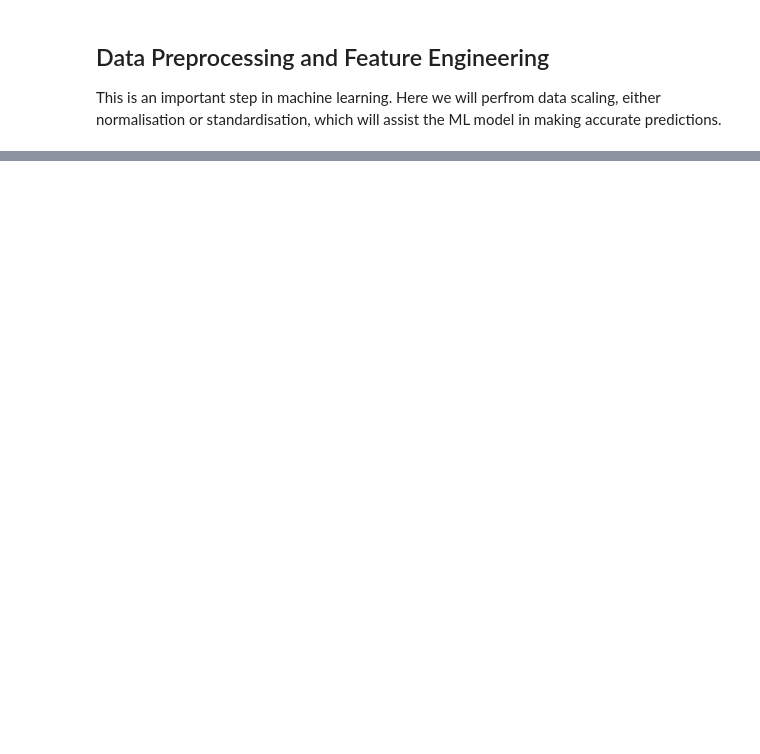
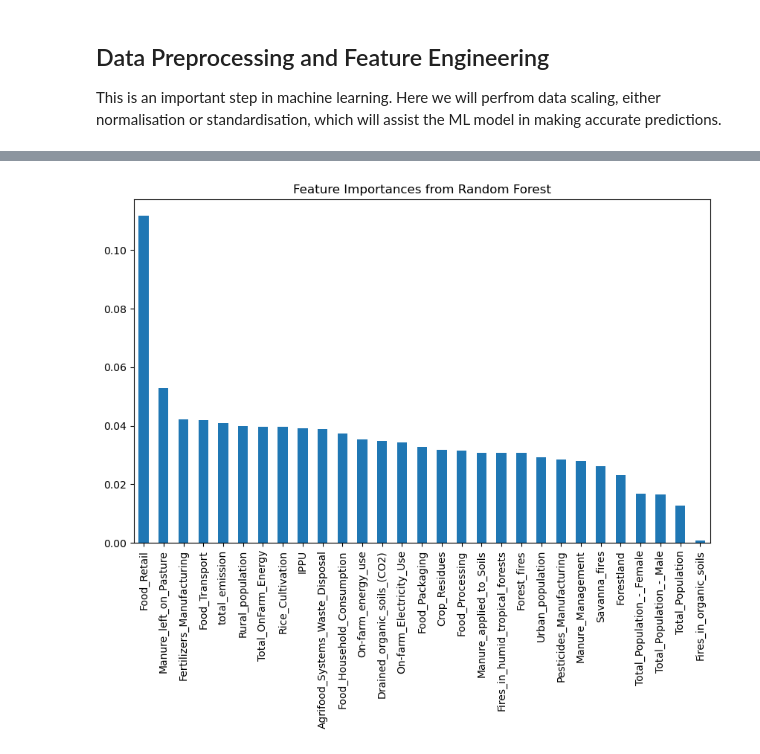
Before and after one commit to XylonD/2401PTDS_Regression_Project_Xylon, a Jupyter notebook: Data preprocessing and model training.ipynb, the cells around one changed output, grey strips where cells are left out. Drawn from its saved outputs; the diff is of its cells as text; code cells hidden in the pictures; blank space fills up the shorter version.

Commit message:
Additional EDA and Model training

```diff
--- a/Data preprocessing and model training.ipynb
+++ b/Data preprocessing and model training.ipynb
@@ -225,0 +36,7 @@ summary_df
+# %%
+#first drop Country feature
+df = df.drop('Country', axis = 1)
+# %%
+#create X and y features
+X = df.drop(['Average_Temperature_°C', 'Year'], axis = 1)
+y = df['Average_Temperature_°C']
@@ -225,0 +189,18 @@ summary_df
+# %%
+models = {
+    'Ridge Regression': Ridge(alpha = 2),
+    'Lasso regression': Lasso(alpha = 1),
+    'Random Forest': RandomForestRegressor(n_estimators = 100, max_depth = 50, random_state = 42),
+}
+
+#train and evaluate each model
+results = {}
+for model_name, model in models.items():
+    model.fit(X_train, y_train)
+    y_pred = model.predict(X_test)
+    mae = mean_absolute_error(y_test, y_pred)
+    mse = mean_squared_error(y_test, y_pred)
+    r2 = r2_score(y_test, y_pred)
+    rmse = np.sqrt(mse)
+    results[model_name] = {'MAE': mae, 'MSE': mse,'R² Score': r2, 'RMSE': rmse}
+    print(f"{model_name} - MAE: {mae:.4f}, 'MSE': {mse:.4f}, R² Score: {r2:.4f}, 'RMSE': {rmse:.4f}")
@@ -225,0 +258,12 @@ summary_df
+# %%
+#Random forest feature importances
+importance = models['Random Forest'].feature_importances_
+feature_importances = pd.Series(importance, index=X.columns)
+feature_importances = feature_importances.sort_values(ascending=False)
+#plot feature importance
+plt.figure(figsize=(10, 6))
+feature_importances.plot(kind='bar')
+plt.title('Feature Importances from Random Forest')
+plt.show()
+# %% [output]
+[figure, added]
```
Also changed, not shown: parts of 43 cells of this notebook, 1 other file.
